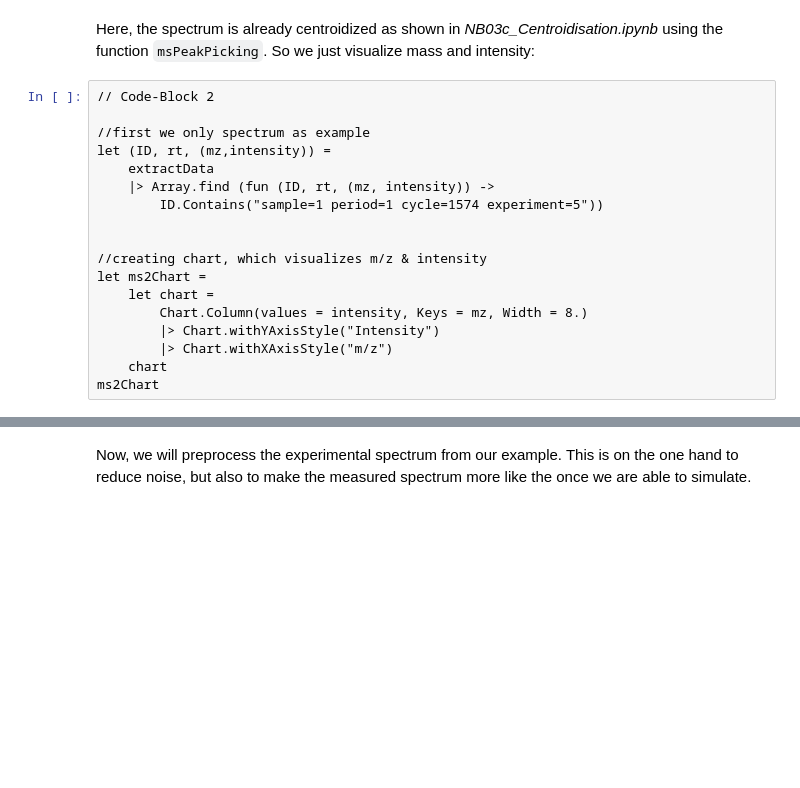
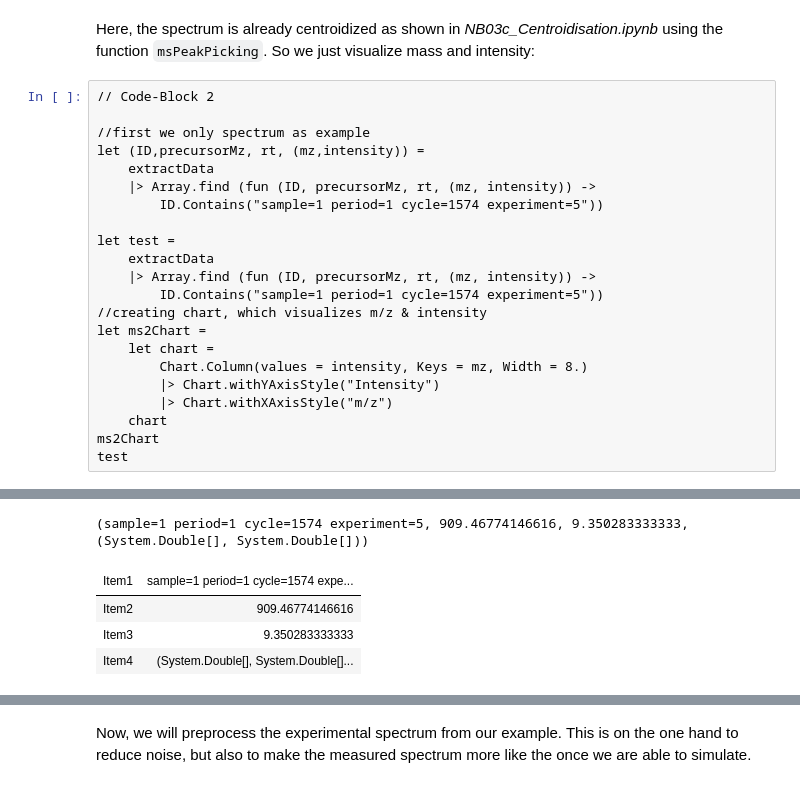
Before and after one commit to paulineHans/BIO-BTE-06-L-7, a Jupyter notebook: Notebooks/NB04b_Peptide_Identification.ipynb, the cells around one changed output, grey strips where cells are left out. Drawn from its saved outputs; the diff is of its cells as text; blank space fills up the shorter version.

```diff
--- a/Notebooks/NB04b_Peptide_Identification.ipynb
+++ b/Notebooks/NB04b_Peptide_Identification.ipynb
@@ -161,12 +162,15 @@ Here, the spectrum is already centroidized as shown in *NB03c\_Centroidisation.i
 // Code-Block 2
 
 //first we only spectrum as example
-let (ID, rt, (mz,intensity)) =
+let (ID,precursorMz, rt, (mz,intensity)) =
     extractData
-    |> Array.find (fun (ID, rt, (mz, intensity)) ->
+    |> Array.find (fun (ID, precursorMz, rt, (mz, intensity)) ->
         ID.Contains("sample=1 period=1 cycle=1574 experiment=5"))
 
-
+let test =
+    extractData
+    |> Array.find (fun (ID, precursorMz, rt, (mz, intensity)) ->
+        ID.Contains("sample=1 period=1 cycle=1574 experiment=5"))
 //creating chart, which visualizes m/z & intensity
 let ms2Chart =
     let chart =
@@ -175,4 +179,5 @@ let ms2Chart =
         |> Chart.withXAxisStyle("m/z")
     chart
 ms2Chart
+test
 # %% [output]
@@ -180,3 +184,8 @@ ms2Chart
+(sample=1 period=1 cycle=1574 experiment=5, 909.46774146616, 9.350283333333, (System.Double[], System.Double[]))
+| Item1 | sample=1 period=1 cycle=1574 expe... |
+| Item2 | 909.46774146616 |
+| Item3 | 9.350283333333 |
+| Item4 | (System.Double[], System.Double[]... |
 # %%
 // Code-Block 3
 
```
Also changed, not shown: parts of 3 cells of this notebook, 1 other file.
